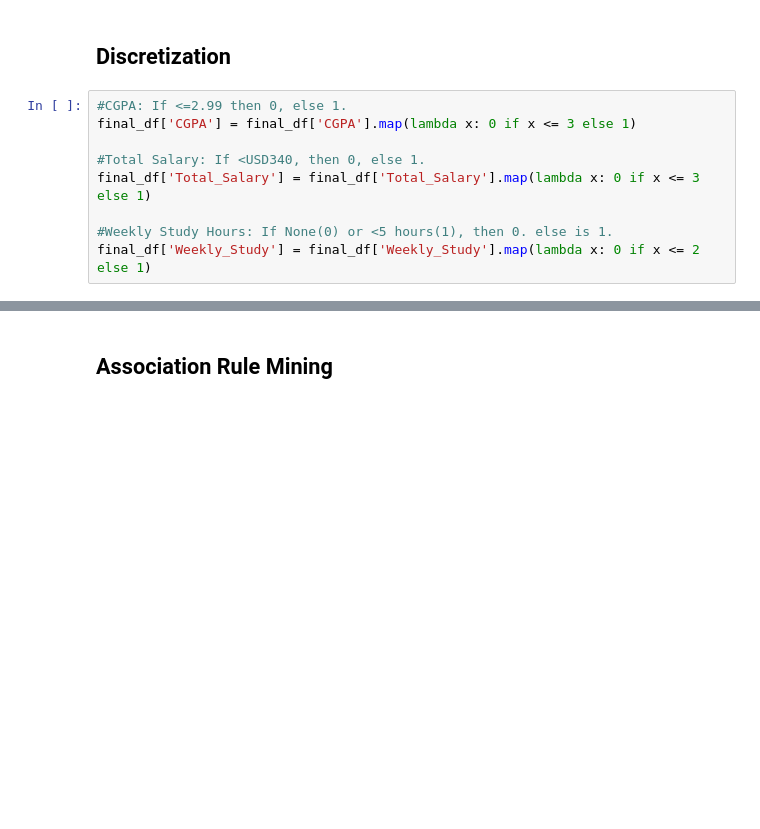
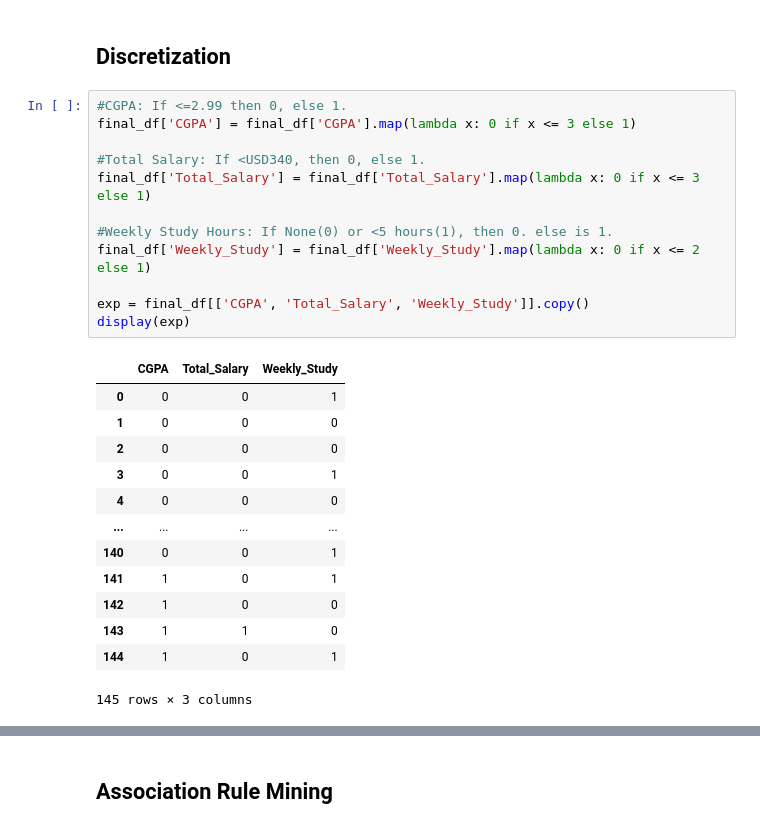
Before and after one commit to waiee/Higher-Education-Students-Performance-Evaluation---Association-Rule-Mining, a Jupyter notebook: test.ipynb, the cells around one changed output, grey strips where cells are left out. Saved outputs shown, nothing was run; the diff lists cells and outputs as text; blank space fills up the shorter version.

```diff
--- a/test.ipynb
+++ b/test.ipynb
@@ -308,12 +324,29 @@ display(final_df)
 # %%
 #CGPA: If <=2.99 then 0, else 1.
 final_df['CGPA'] = final_df['CGPA'].map(lambda x: 0 if x <= 3 else 1)
 
 #Total Salary: If <USD340, then 0, else 1.
 final_df['Total_Salary'] = final_df['Total_Salary'].map(lambda x: 0 if x <= 3 else 1)
 
 #Weekly Study Hours: If None(0) or <5 hours(1), then 0. else is 1.
 final_df['Weekly_Study'] = final_df['Weekly_Study'].map(lambda x: 0 if x <= 2 else 1)
+
+exp = final_df[['CGPA', 'Total_Salary', 'Weekly_Study']].copy()
+display(exp)
+# %% [output]
+|  | CGPA | Total_Salary | Weekly_Study |
+| 0 | 0 | 0 | 1 |
+| 1 | 0 | 0 | 0 |
+| 2 | 0 | 0 | 0 |
+| 3 | 0 | 0 | 1 |
+| 4 | 0 | 0 | 0 |
+| ... | ... | ... | ... |
+| 140 | 0 | 0 | 1 |
+| 141 | 1 | 0 | 1 |
+| 142 | 1 | 0 | 0 |
+| 143 | 1 | 1 | 0 |
+| 144 | 1 | 0 | 1 |
+145 rows × 3 columns
 # %%
 col_disc = ['CGPA','Total_Salary','Weekly_Study']
 for column in col_disc:
```
Also changed, not shown: parts of 9 cells of this notebook.
